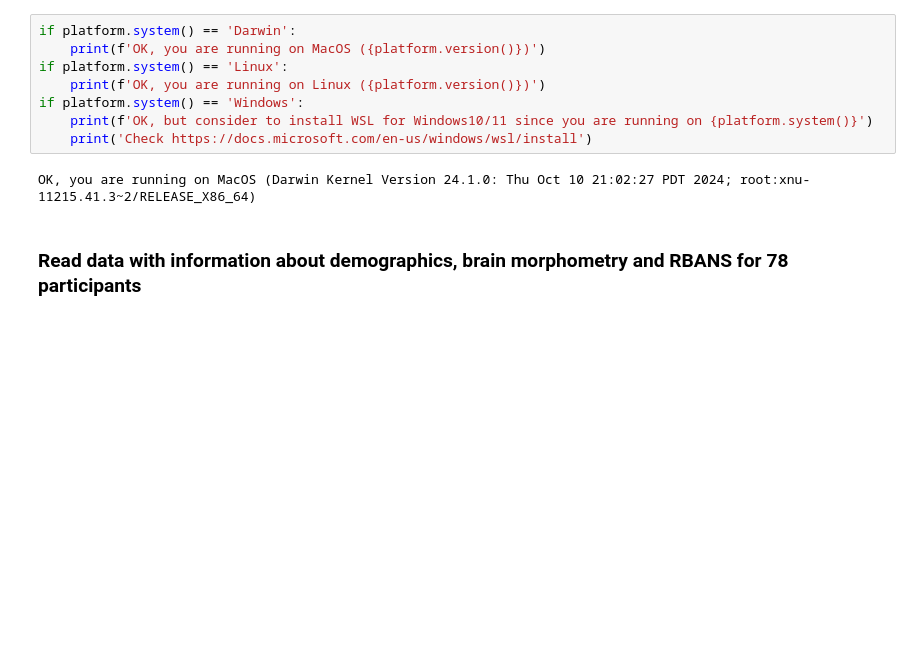
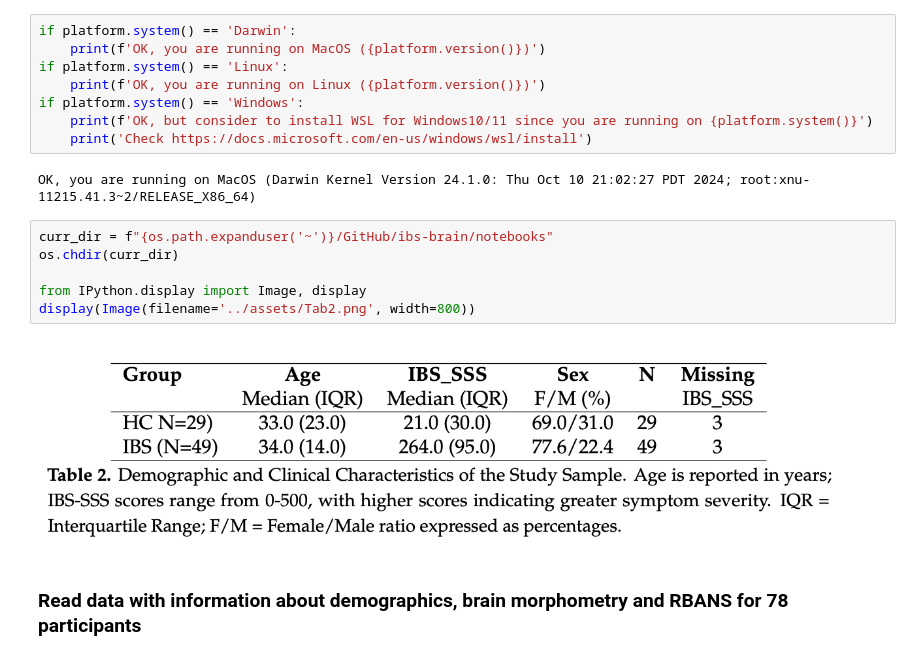
Before and after one commit to arvidl/ibs-brain, a Jupyter notebook: notebooks/02-demographics-and-clinical-characteristics.ipynb, the cells around one changed output. Drawn from its saved outputs; the diff is of its cells as text; blank space fills up the shorter version.

Commit message:
Added notebook for reproducing Table 2

```diff
--- a/notebooks/02-demographics-and-clinical-characteristics.ipynb
+++ b/notebooks/02-demographics-and-clinical-characteristics.ipynb
@@ -31,6 +30,14 @@ if platform.system() == 'Windows':
     print('Check https://docs.microsoft.com/en-us/windows/wsl/install')
 # %% [output]
 OK, you are running on MacOS (Darwin Kernel Version 24.1.0: Thu Oct 10 21:02:27 PDT 2024; root:xnu-11215.41.3~2/RELEASE_X86_64)
+# %%
+curr_dir = f"{os.path.expanduser('~')}/GitHub/ibs-brain/notebooks"
+os.chdir(curr_dir)
+
+from IPython.display import Image, display
+display(Image(filename='../assets/Tab2.png', width=800))
+# %% [output]
+[figure, added]
 # %% [markdown]
 ### Read data with information about demographics, brain morphometry and RBANS for 78 participants
 # %%
```
Also changed, not shown: parts of 7 cells of this notebook, 2 other files.
